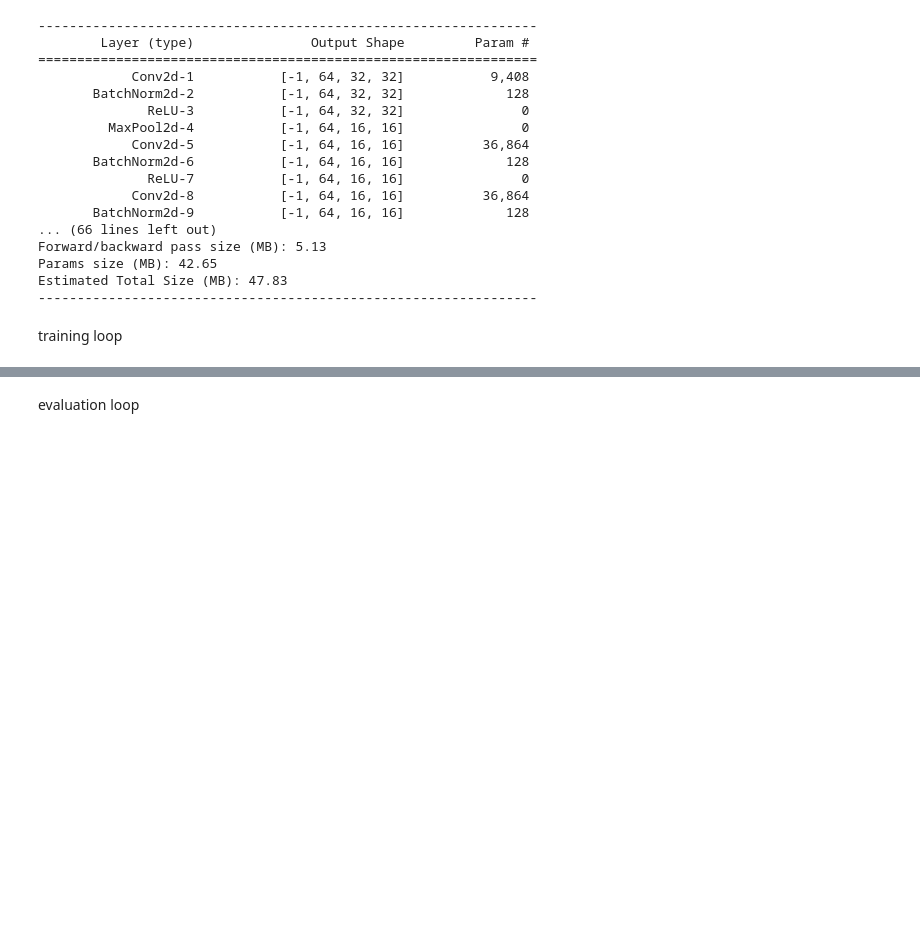
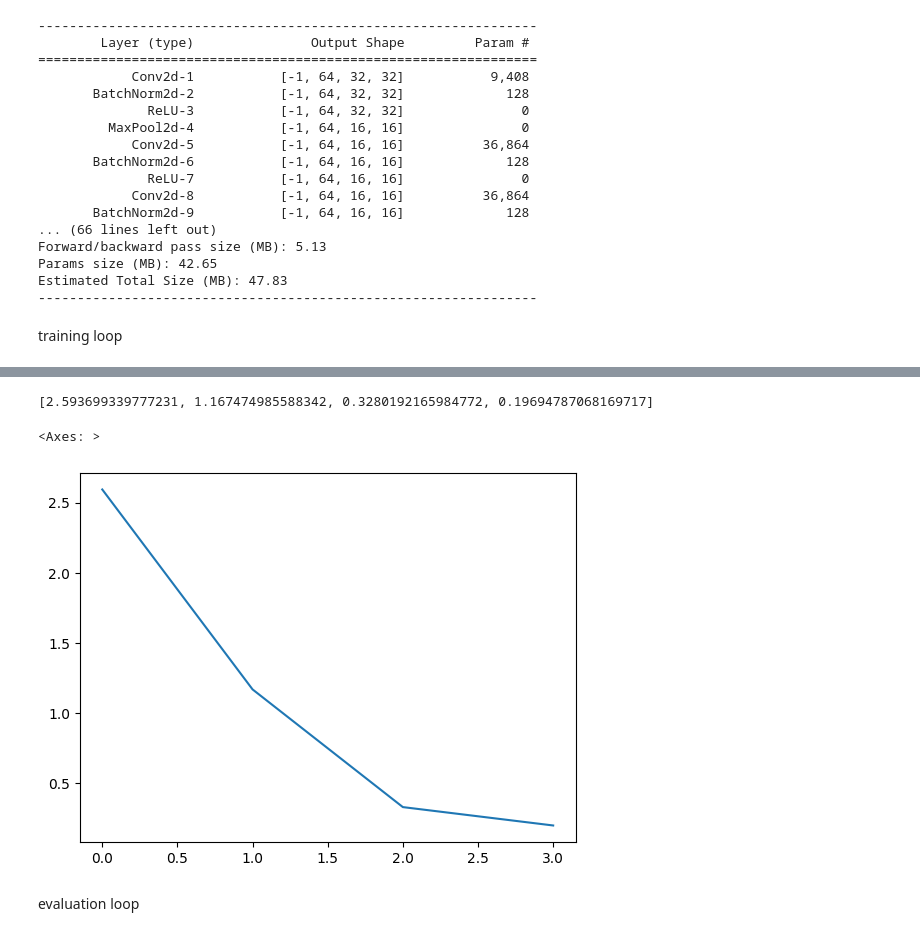
Before and after one commit to urbanlutz/AIML24_RandomForestRangers, a Jupyter notebook: ML_Coding_Challenge_Random_Forest_Rangers.ipynb, the cells around one changed output, grey strips where cells are left out. Drawn from its saved outputs; the diff is of its cells as text; code cells hidden in the pictures; blank space fills up the shorter version.

Commit message:
increase epochs

```diff
--- a/ML_Coding_Challenge_Random_Forest_Rangers.ipynb
+++ b/ML_Coding_Challenge_Random_Forest_Rangers.ipynb
@@ -328,12 +328,13 @@ import tqdm
 from torch.nn.functional import one_hot
 
 # Init collection of training epoch losses
+train_losses = []
 train_epoch_losses = []
 
 # Set the model in training mode
 model.train()
 
-num_epochs = 1
+num_epochs = 12
 mini_batch_size = 2 # size of the mini-batches
 
 cross_entropy = nn.CrossEntropyLoss()
@@ -377,6 +378,7 @@ for epoch in range(num_epochs):
 
         # Store mini-batch losses
         train_mini_batch_losses.append(loss.data.item())
+        train_losses.append(loss.data.item())
 
         train_loader_progress.set_description(f"Loss: {loss.item():0.5f}")
 
@@ -395,3 +397,15 @@ Epoch 0 - Loss: 0.68679
+# %%
+train_losses
+# %% [output]
+[2.593699339777231, 1.167474985588342, 0.3280192165984772, 0.19694787068169717]
+# %%
+import seaborn as sns
+
+
+sns.lineplot(train_losses)
+# %% [output]
+<Axes: >
+[figure, added]
 # %% [markdown]
 evaluation loop
 # %%
```
Also changed, not shown: parts of 6 cells of this notebook.
